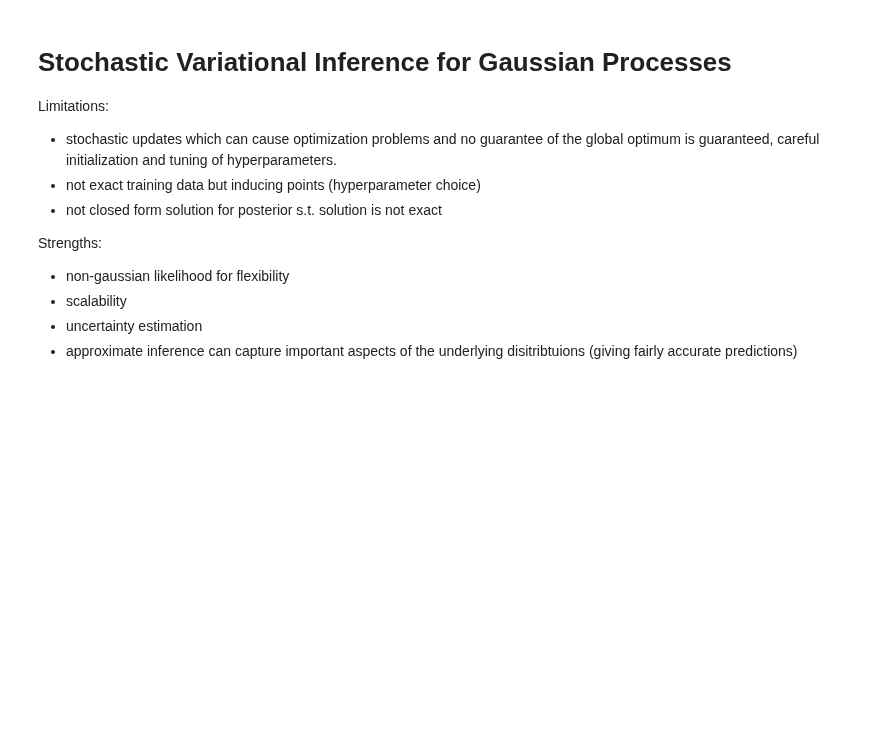
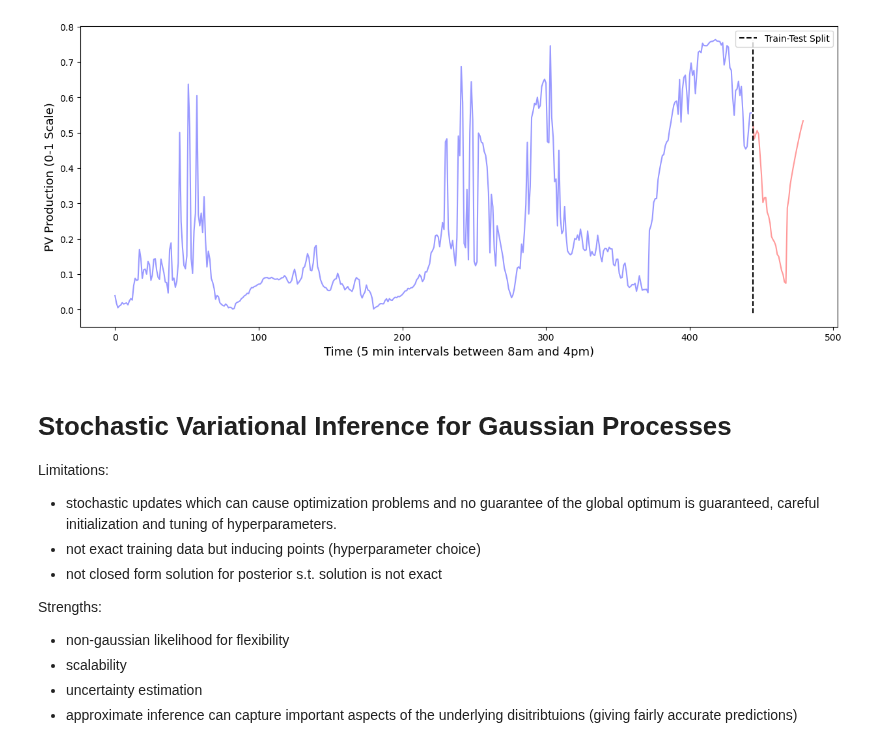
Before and after one commit to eirikbaekkelund/Dissertation, a Jupyter notebook: development.ipynb, the cells around one changed output. Drawn from its saved outputs; the diff is of its cells as text; code cells hidden in the pictures; blank space fills up the shorter version.

```diff
--- a/development.ipynb
+++ b/development.ipynb
@@ -48,3 +78,26 @@ time, y = loader.get_time_series()
+# %%
+# get individual time series
+y_in = y[:, IDX]
+
+if y_in.max() > 1:
+    y_in[y_in > 1] = 1
+# get time related variables
+periodic_time = periodic_mapping(time, DAY_MIN, DAY_MAX, MINUTE_INTERVAL)
+x = torch.stack([time, periodic_time], dim=1)
+
+# standardize input
+x = (x - x.mean(dim=0)) / x.std(dim=0)
+
+# split into train and test
+x_train, y_train, x_test, y_test = dl.train_test_split(x, y_in, n_hours=3)
+
+plot_train_test_split(y_train, y_test)
+
+# use all data as inducing points
+x_inducing = x_train
+y_inducing = y_train
+# %% [output]
+[figure, added]
 # %% [markdown]
 # Stochastic Variational Inference for Gaussian Processes
 
```
Also changed, not shown: parts of 23 cells of this notebook, 5 other files.
